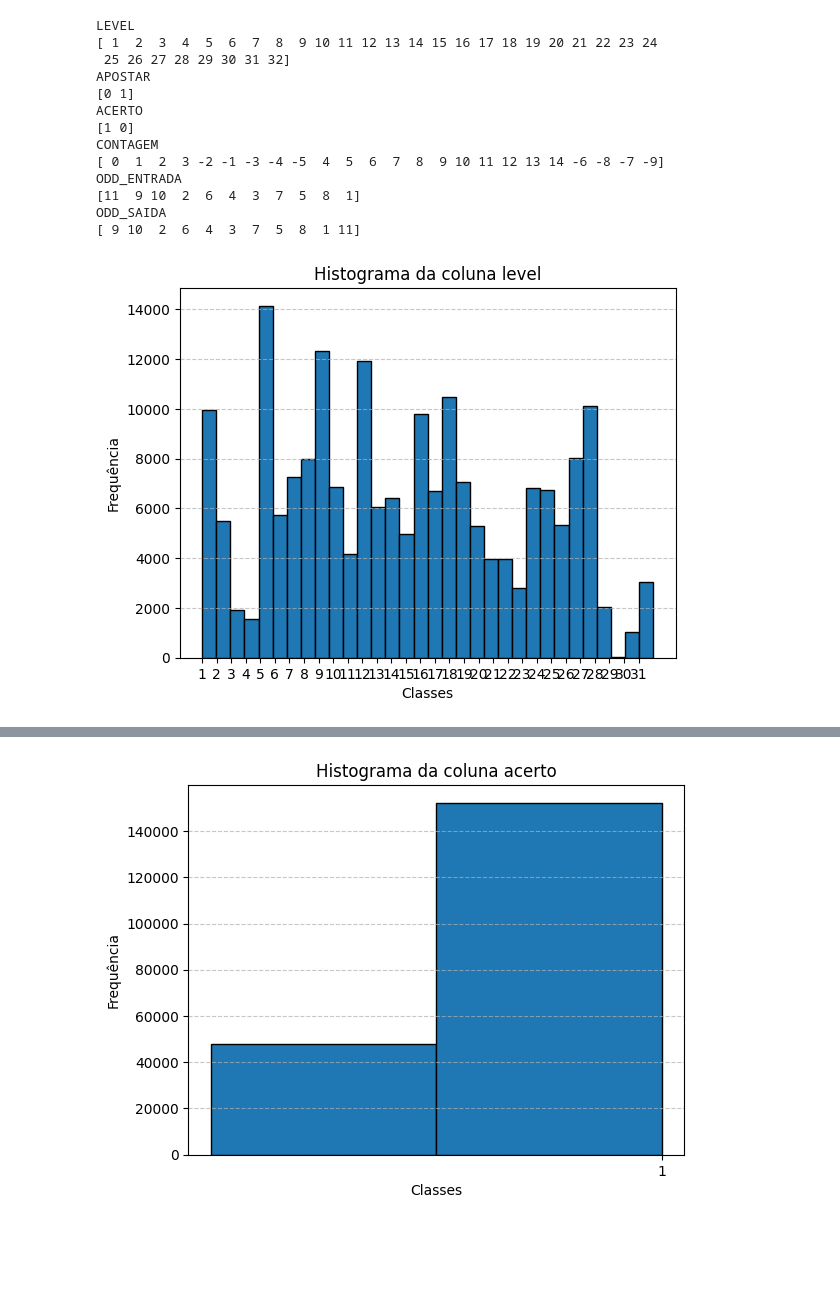
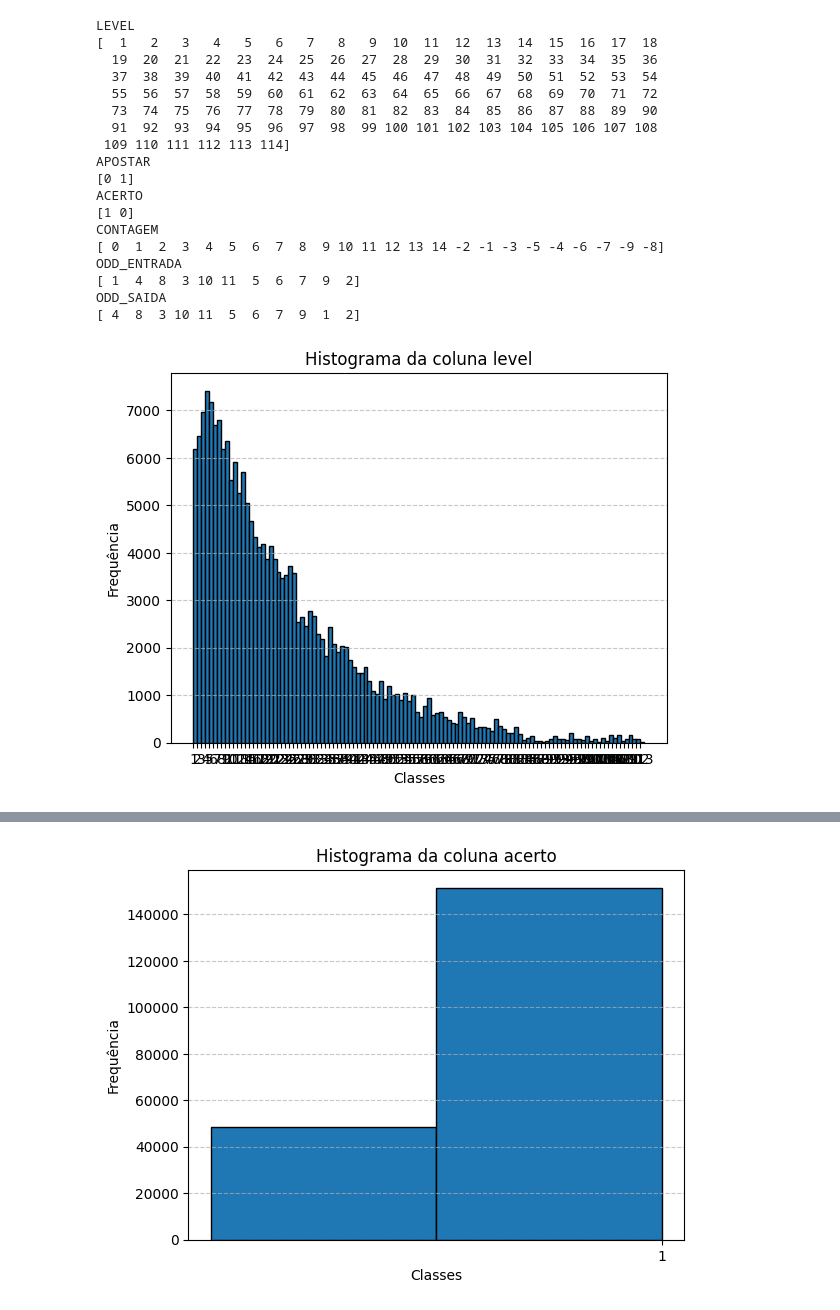
Before and after one commit to oziieljuniior/Out, a Jupyter notebook: Colab_Notebooks/Order/exe2_parte2.ipynb, the cells around one changed output, grey strips where cells are left out. Saved outputs shown, nothing was run; the diff lists cells and outputs as text; code cells hidden in the pictures; blank space fills up the shorter version.

```diff
--- a/Colab_Notebooks/Order/exe2_parte2.ipynb
+++ b/Colab_Notebooks/Order/exe2_parte2.ipynb
@@ -6,6 +6,6 @@ import numpy as np
 from scipy import stats
 import pandas as pd
 # %%
-data = pd.read_csv("/home/darkcover/Documentos/Out/dados/data_final2.csv")
+data = pd.read_csv("/home/darkcover/Documentos/Out/dados/data_final1.csv")
 data.head()
 # %% [output]
@@ -18,5 +19,5 @@ data.head()
 # %%
-#data = data.drop(columns=['Unnamed: 0'])
+data = data.drop(columns=['Unnamed: 0'])
 #Excluir a linha com índice 0
 data = data.drop(0).reset_index(drop=True)
 
@@ -90,31 +97,36 @@ unique_classes6 = data['odd_saida'].unique()
 print(unique_classes6)
 # %% [output]
 LEVEL
-[ 1  2  3  4  5  6  7  8  9 10 11 12 13 14 15 16 17 18 19 20 21 22 23 24
- 25 26 27 28 29 30 31 32]
+[  1   2   3   4   5   6   7   8   9  10  11  12  13  14  15  16  17  18
+  19  20  21  22  23  24  25  26  27  28  29  30  31  32  33  34  35  36
+  37  38  39  40  41  42  43  44  45  46  47  48  49  50  51  52  53  54
+  55  56  57  58  59  60  61  62  63  64  65  66  67  68  69  70  71  72
+  73  74  75  76  77  78  79  80  81  82  83  84  85  86  87  88  89  90
+  91  92  93  94  95  96  97  98  99 100 101 102 103 104 105 106 107 108
+ 109 110 111 112 113 114]
 APOSTAR
 [0 1]
 ACERTO
 [1 0]
 CONTAGEM
-[ 0  1  2  3 -2 -1 -3 -4 -5  4  5  6  7  8  9 10 11 12 13 14 -6 -8 -7 -9]
+[ 0  1  2  3  4  5  6  7  8  9 10 11 12 13 14 -2 -1 -3 -5 -4 -6 -7 -9 -8]
 ODD_ENTRADA
-[11  9 10  2  6  4  3  7  5  8  1]
+[ 1  4  8  3 10 11  5  6  7  9  2]
 ODD_SAIDA
-[ 9 10  2  6  4  3  7  5  8  1 11]
+[ 4  8  3 10 11  5  6  7  9  1  2]
 # %%
 # Configurar o histograma
-plt.hist(data['level'], bins=32, edgecolor='k')  # O número de bins deve corresponder ao número de classes (32 no seu caso)
+plt.hist(data['level'], bins=114, edgecolor='k')  # O número de bins deve corresponder ao número de classes (32 no seu caso)
 plt.title('Histograma da coluna level')
 plt.xlabel('Classes')
 plt.ylabel('Frequência')
-plt.xticks(range(1, 32))  # Rótulos do eixo x de 1 a 12
+plt.xticks(range(1, 114))  # Rótulos do eixo x de 1 a 12
 plt.grid(axis='y', linestyle='--', alpha=0.7)
 
 # Mostrar o histograma
 plt.show()
 # %% [output]
-[figure, old version]
+[figure, new version]
 # %%
 # Configurar o histograma
 plt.hist(data['apostar'], bins=2, edgecolor='k')  # O número de bins deve corresponder ao número de classes (2 no seu caso)
```
Also changed, not shown: parts of 9 cells of this notebook, 9 other files.
